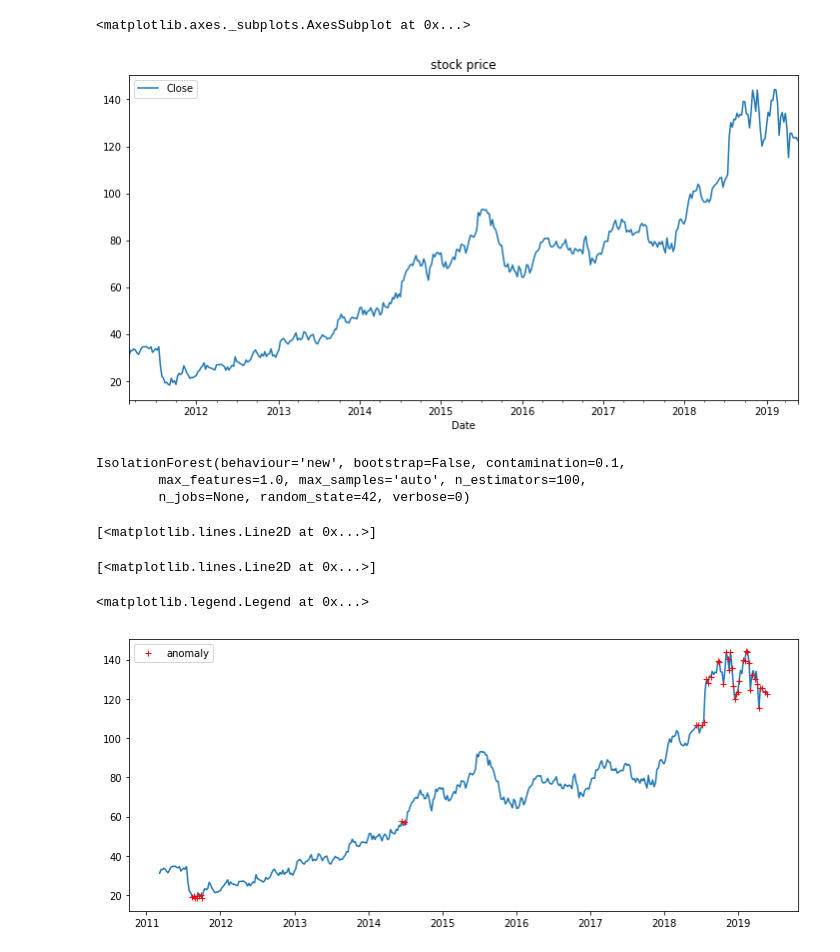
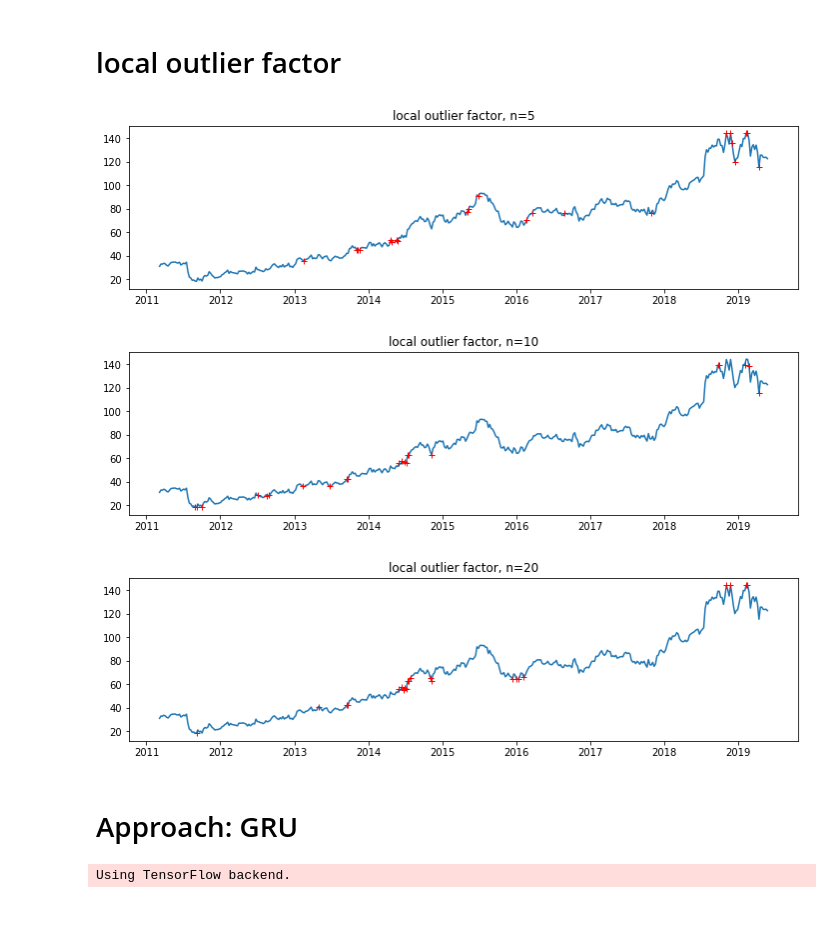
Before and after one commit to mondayn/py, a Jupyter notebook: anomalies.ipynb, the cells around one changed output. Saved outputs shown, nothing was run; the diff lists cells and outputs as text; code cells hidden in the pictures; blank space fills up the shorter version.

```diff
--- a/anomalies.ipynb
+++ b/anomalies.ipynb
@@ -68,4 +46,0 @@ plt.legend()
-# %%
-df = pd.read_csv('C:/Users/hvu7470/Downloads/HCA.csv')
-df.head()
-df.shape
@@ -82,22 +46,0 @@ df['Date'] = pd.to_datetime(df.Date)
-# %%
-df.plot(x='Date',y='Close',figsize=(12,6),title='stock price')
-# %% [output]
-<matplotlib.axes._subplots.AxesSubplot at 0x...>
-[figure, removed]
-# %%
-model = IsolationForest(behaviour='new',contamination=.1,random_state=42)
-X = df.Close.values.reshape(-1, 1)
-model.fit(X)
-df['normal'] = model.predict(X)
-fig = plt.figure(figsize=(12,5))
-plt.plot(df.Date,X)
-plt.plot(df[df.normal!=1].Date,df[df.normal!=1].Close,'r+',label='anomaly')
-plt.legend()
-# %% [output]
-IsolationForest(behaviour='new', bootstrap=False, contamination=0.1,
-        max_features=1.0, max_samples='auto', n_estimators=100,
-        n_jobs=None, random_state=42, verbose=0)
-[<matplotlib.lines.Line2D at 0x...>]
-[<matplotlib.lines.Line2D at 0x...>]
-<matplotlib.legend.Legend at 0x...>
-[figure, removed]
@@ -106,30 +47,49 @@ IsolationForest(behaviour='new', bootstrap=False, contamination=0.1,
+# %% [markdown]
+# local outlier factor
+# %%
+from sklearn.neighbors import LocalOutlierFactor
+
+for n in [5,10,20]:
+
+    clf = LocalOutlierFactor(n_neighbors=n, contamination=0.05)
+    y_pred = clf.fit_predict(X)
+    anomalies = [a if b==-1 else np.nan for a,b in zip(df.Close,y_pred)]
+
+    fig = plt.figure(figsize=(12,3))
+    _=plt.plot(df.Date,X);
+    _=plt.plot(df.Date,anomalies,'r+');
+    _=plt.gca().set_title('local outlier factor, n={}'.format(n));
+# %% [output]
+[figure, added]
+[figure, added]
+[figure, added]
+# %% [markdown]
+# Approach: GRU
 # %%
 from keras.layers.core import Dense, Activation, Dropout
-from keras.layers.recurrent import LSTM
+from keras.layers.recurrent import GRU
 from keras.models import Sequential
 from sklearn.metrics import mean_squared_error
 from sklearn.preprocessing import MinMaxScaler
 from sklearn.preprocessing import StandardScaler
 
-window_size = 8
+def genForecast(series):
 
-def genLSTM(series):
     # series = df.Close
     scaler = MinMaxScaler(feature_range=(-1, 1))
     scaled = scaler.fit_transform(series.values.reshape(-1,1))
+
     series = pd.DataFrame(scaled)
-
     series_s = series.copy()
+    window_size = 8
     for i in range(window_size):
         series = pd.concat([series, series_s.shift(-(i+1))], axis = 1)
 
     series.dropna(axis=0, inplace=True)
-    # series.shape
 
     #split
     train_X = series.values[:,:-1]
     # test_X = series.values[cutoff:,:-1]
-    # train_X.shape
 
     #reshape to 3d as req'd by lstm
     train_X = train_X.reshape(train_X.shape[0],train_X.shape[1],1)
@@ -138,14 +98,11 @@ def genLSTM(series):
     train_y = series.values[:,-1]
     # test_y = series.values[cutoff:,-1]
 
-    # train_X.shape
-    # train_y.shape
-
-    # Define the LSTM model
+    # Define the model
     model = Sequential()
-    model.add(LSTM(input_shape = (window_size,1), units= window_size, return_sequences = True))
+    model.add(GRU(input_shape = (window_size,1), units= window_size, return_sequences = True))
     model.add(Dropout(0.5))
-    model.add(LSTM(56))
+    model.add(GRU(56))
     model.add(Dropout(0.5))
     model.add(Dense(1))
     model.add(Activation("linear"))
@@ -158,7 +115,11 @@ def genLSTM(series):
     # preds = model.predict(test_X)
     preds = model.predict(train_X)
     preds = scaler.inverse_transform(preds)
-    actuals = scaler.inverse_transform(train_y.reshape(-1,1))
-    return actuals, preds
-    # actuals = scaler.inverse_transform(test_y.reshape(-1,1))
+
+    #front load with no prediction as gru /lstm uses the first window size to gen a prediction
+    preds = np.concatenate((np.full(window_size,np.nan),preds.reshape(-1)))
+
+    return preds
     # mean_squared_error(actuals,preds)
+# %% [output]
+Using TensorFlow backend.
```
Also changed, not shown: parts of 20 cells of this notebook.
